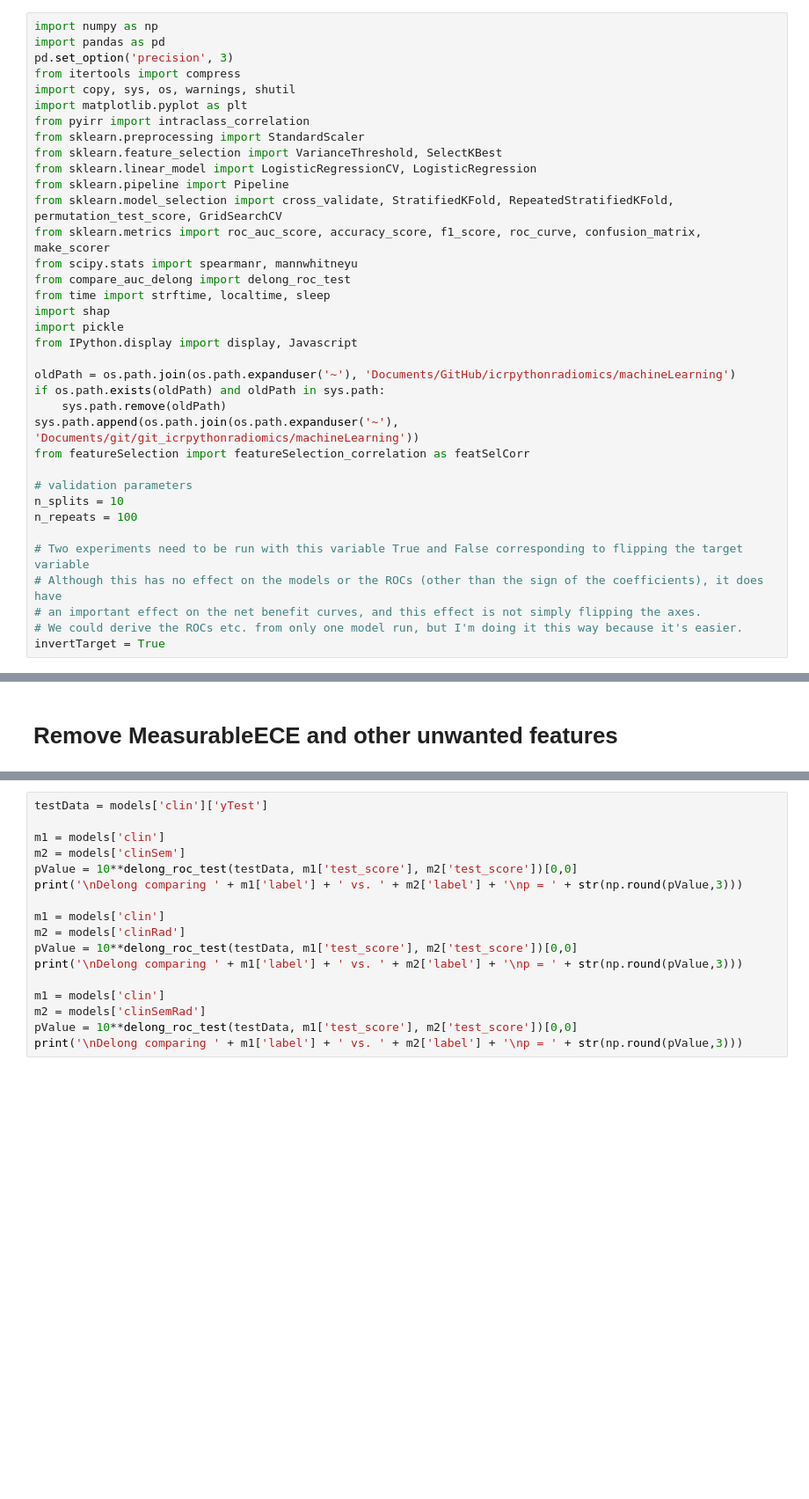
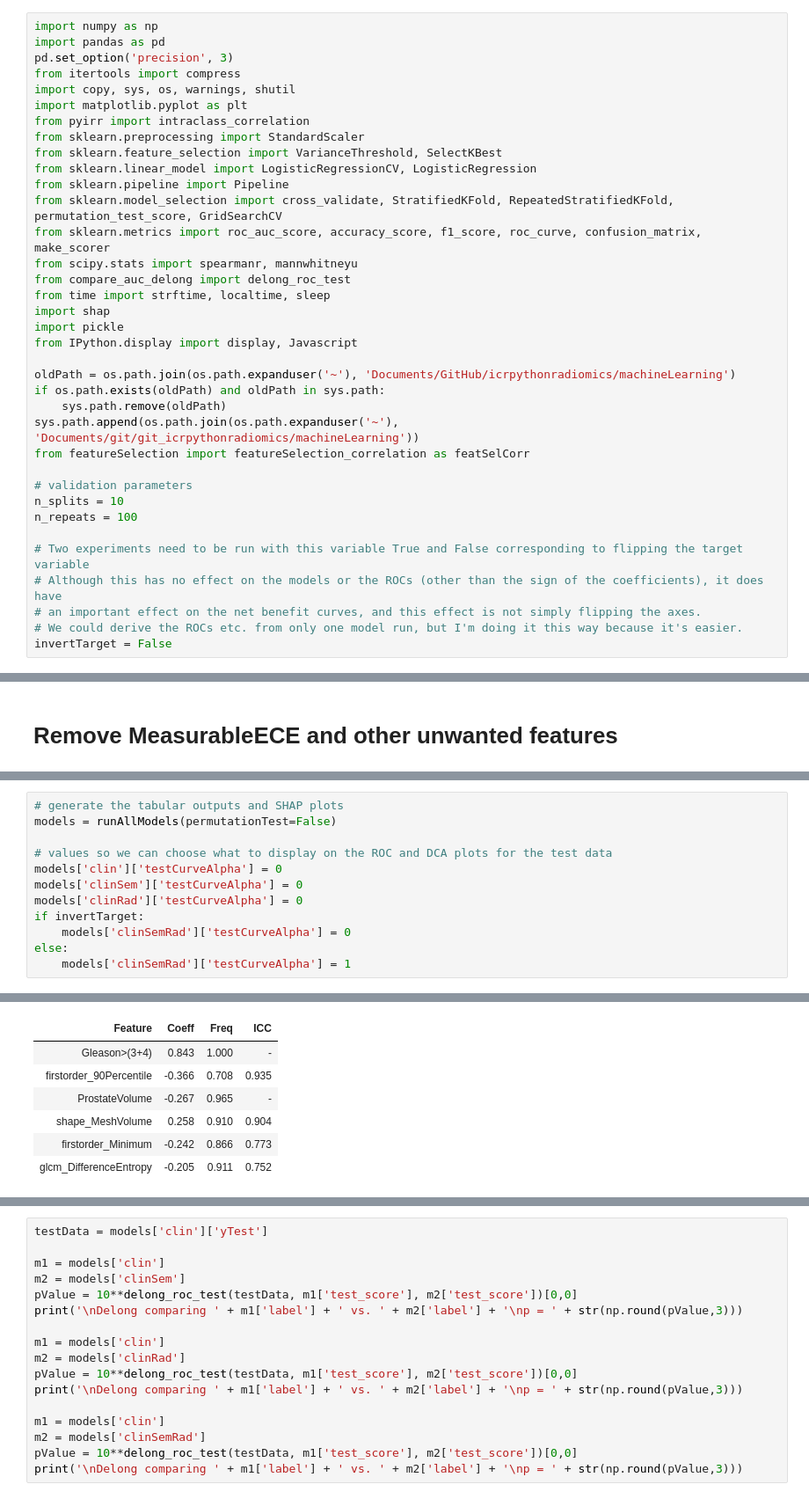
Before and after one commit to MatthewOrton/git_prostate_ece, a Jupyter notebook: jupyter/RadiomicsSemanticModelling_v2.0.ipynb, the cells around one changed output, grey strips where cells are left out. Shown at 88% size. Drawn from its saved outputs; the diff is of its cells as text; blank space fills up the shorter version.

```diff
--- a/jupyter/RadiomicsSemanticModelling_v2.0.ipynb
+++ b/jupyter/RadiomicsSemanticModelling_v2.0.ipynb
@@ -33,7 +33,7 @@ n_repeats = 100
 # Although this has no effect on the models or the ROCs (other than the sign of the coefficients), it does have
 # an important effect on the net benefit curves, and this effect is not simply flipping the axes.
 # We could derive the ROCs etc. from only one model run, but I'm doing it this way because it's easier.
-invertTarget = True
+invertTarget = False
 # %%
 %%capture
 
@@ -778,0 +731,13 @@ p-value  (test) = 8.8e-05
+# %%
+# generate the tabular outputs and SHAP plots
+models = runAllModels(permutationTest=False)
+
+# values so we can choose what to display on the ROC and DCA plots for the test data
+models['clin']['testCurveAlpha'] = 0
+models['clinSem']['testCurveAlpha'] = 0
+models['clinRad']['testCurveAlpha'] = 0
+if invertTarget:
+    models['clinSemRad']['testCurveAlpha'] = 0
+else:
+    models['clinSemRad']['testCurveAlpha'] = 1
+# %% [output]
@@ -778,0 +800,7 @@ p-value  (test) = 8.8e-05
+| Feature | Coeff | Freq | ICC |
+| Gleason>(3+4) | 0.843 | 1.000 | - |
+| firstorder_90Percentile | -0.366 | 0.708 | 0.935 |
+| ProstateVolume | -0.267 | 0.965 | - |
+| shape_MeshVolume | 0.258 | 0.910 | 0.904 |
+| firstorder_Minimum | -0.242 | 0.866 | 0.773 |
+| glcm_DifferenceEntropy | -0.205 | 0.911 | 0.752 |
```
Also changed, not shown: parts of 16 cells of this notebook, 2 other files.
